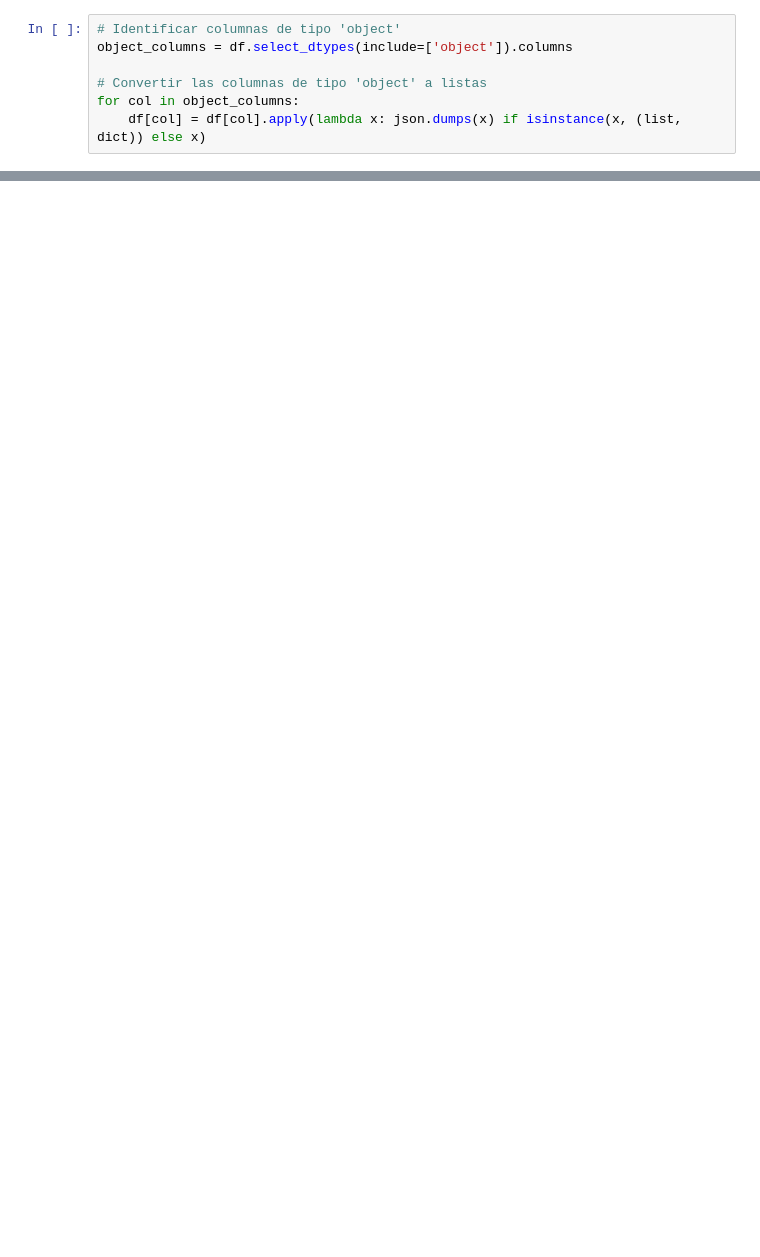
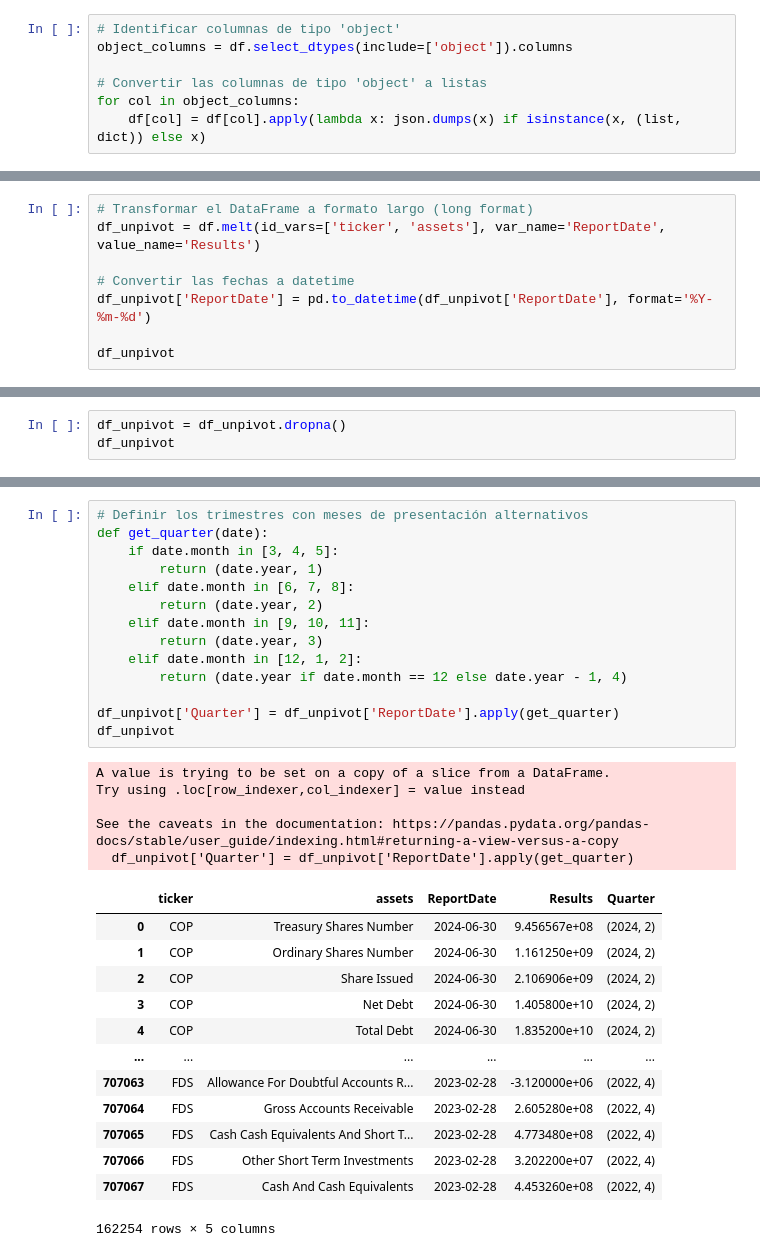
Before and after one commit to cmatoses/financialkeepcoders, a Jupyter notebook: bronze_ticker_quarterly_balance_sheet.ipynb, the cells around one changed output, grey strips where cells are left out. Drawn from its saved outputs; the diff is of its cells as text; blank space fills up the shorter version.

Commit message:
commit quarterly

```diff
--- a/bronze_ticker_quarterly_balance_sheet.ipynb
+++ b/bronze_ticker_quarterly_balance_sheet.ipynb
@@ -134,0 +144,8 @@ bigquery.save_dataframe(df, project, dataset_to_save, table_to_save, if_exists='
+# %%
+# Transformar el DataFrame a formato largo (long format)
+df_unpivot = df.melt(id_vars=['ticker', 'assets'], var_name='ReportDate', value_name='Results')
+
+# Convertir las fechas a datetime
+df_unpivot['ReportDate'] = pd.to_datetime(df_unpivot['ReportDate'], format='%Y-%m-%d')
+
+df_unpivot
@@ -134,0 +166,3 @@ bigquery.save_dataframe(df, project, dataset_to_save, table_to_save, if_exists='
+# %%
+df_unpivot = df_unpivot.dropna()
+df_unpivot
@@ -134,0 +183,33 @@ bigquery.save_dataframe(df, project, dataset_to_save, table_to_save, if_exists='
+# %%
+# Definir los trimestres con meses de presentación alternativos
+def get_quarter(date):
+    if date.month in [3, 4, 5]:
+        return (date.year, 1)
+    elif date.month in [6, 7, 8]:
+        return (date.year, 2)
+    elif date.month in [9, 10, 11]:
+        return (date.year, 3)
+    elif date.month in [12, 1, 2]:
+        return (date.year if date.month == 12 else date.year - 1, 4)
+
+df_unpivot['Quarter'] = df_unpivot['ReportDate'].apply(get_quarter)
+df_unpivot
+# %% [output]
+A value is trying to be set on a copy of a slice from a DataFrame.
+Try using .loc[row_indexer,col_indexer] = value instead
+
+See the caveats in the documentation: https://pandas.pydata.org/pandas-docs/stable/user_guide/indexing.html#returning-a-view-versus-a-copy
+  df_unpivot['Quarter'] = df_unpivot['ReportDate'].apply(get_quarter)
+|  | ticker | assets | ReportDate | Results | Quarter |
+| 0 | COP | Treasury Shares Number | 2024-06-30 | 9.456567e+08 | (2024, 2) |
+| 1 | COP | Ordinary Shares Number | 2024-06-30 | 1.161250e+09 | (2024, 2) |
+| 2 | COP | Share Issued | 2024-06-30 | 2.106906e+09 | (2024, 2) |
+| 3 | COP | Net Debt | 2024-06-30 | 1.405800e+10 | (2024, 2) |
+| 4 | COP | Total Debt | 2024-06-30 | 1.835200e+10 | (2024, 2) |
+| ... | ... | ... | ... | ... | ... |
+| 707063 | FDS | Allowance For Doubtful Accounts R... | 2023-02-28 | -3.120000e+06 | (2022, 4) |
+| 707064 | FDS | Gross Accounts Receivable | 2023-02-28 | 2.605280e+08 | (2022, 4) |
+| 707065 | FDS | Cash Cash Equivalents And Short T... | 2023-02-28 | 4.773480e+08 | (2022, 4) |
+| 707066 | FDS | Other Short Term Investments | 2023-02-28 | 3.202200e+07 | (2022, 4) |
+| 707067 | FDS | Cash And Cash Equivalents | 2023-02-28 | 4.453260e+08 | (2022, 4) |
+162254 rows × 5 columns
```
Also changed, not shown: parts of 13 cells of this notebook, 4 other files.
